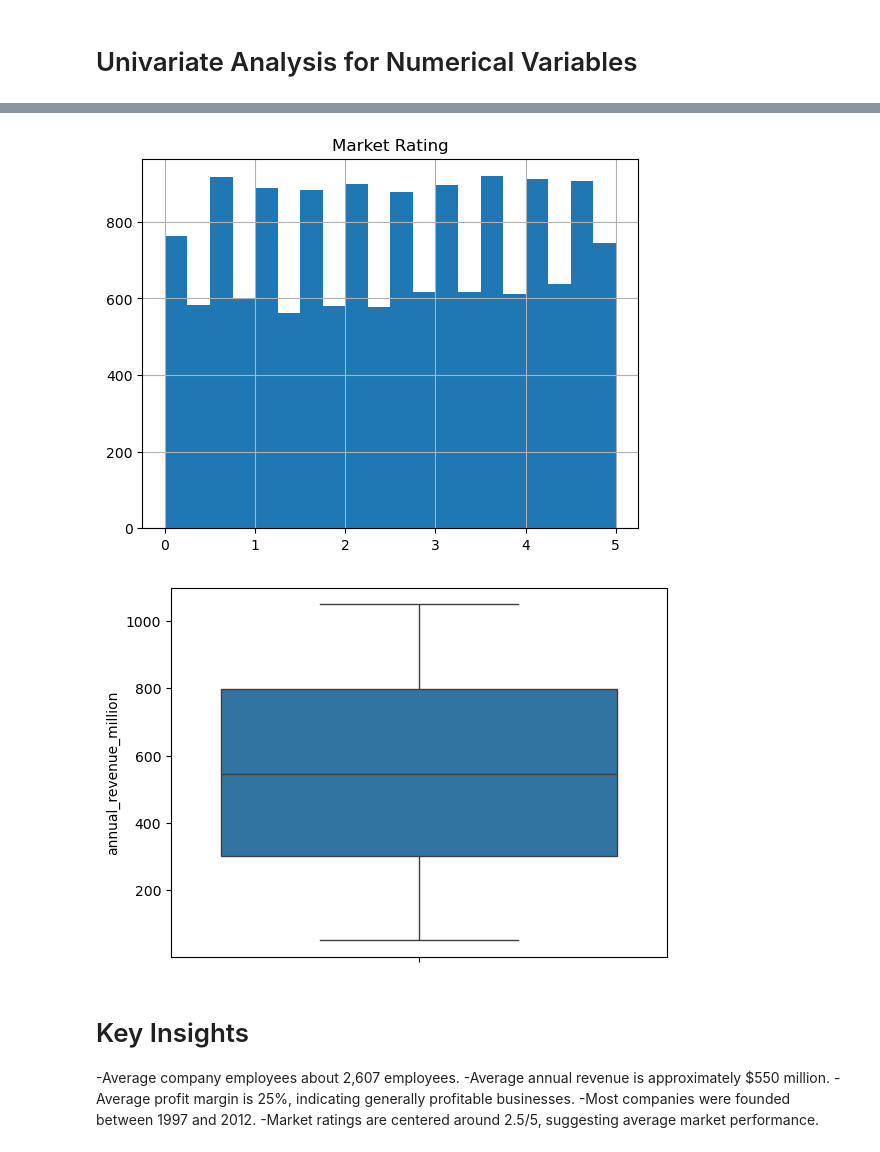
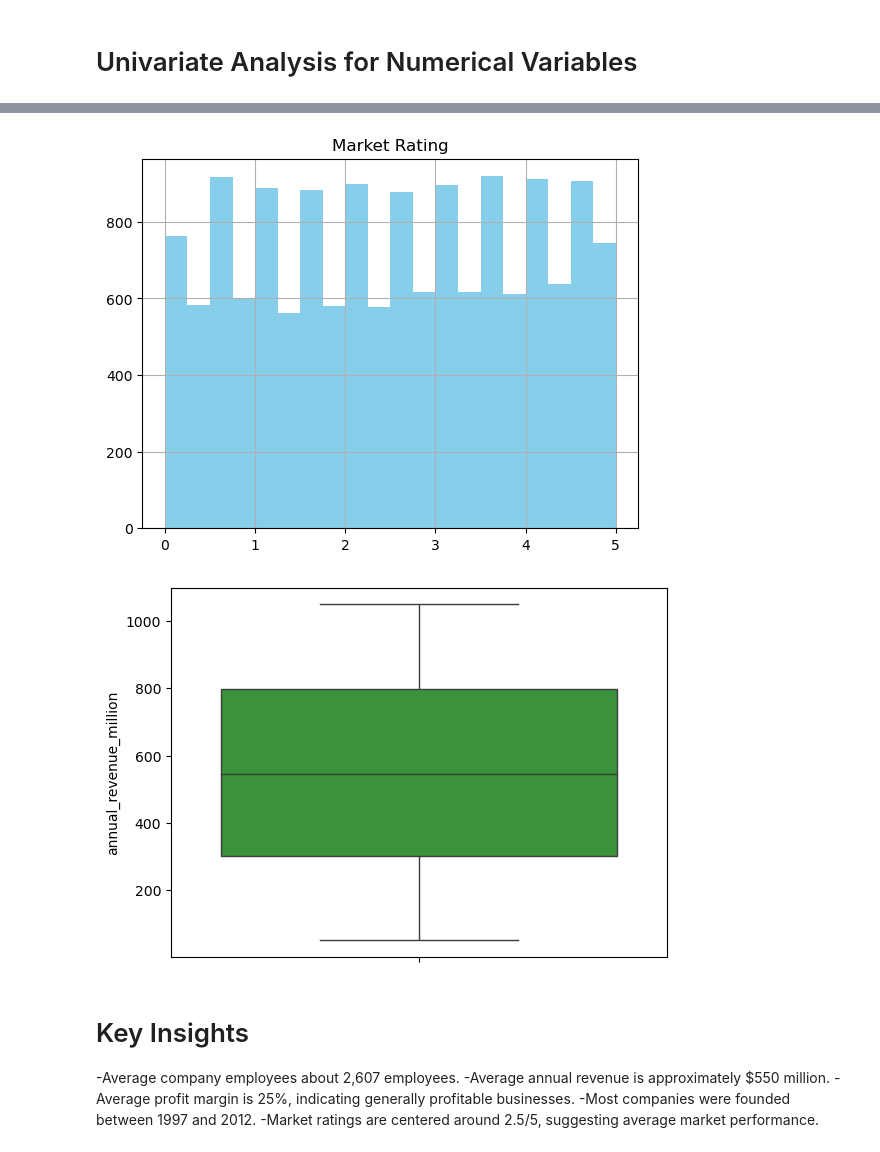
Before and after one commit to Nupurkpatel63/Industry_EDA_Analysis, a Jupyter notebook: Industry_EDA_Analysis.ipynb, the cells around one changed output, grey strips where cells are left out. Cells and saved outputs as stored; diff of their text form; code cells hidden in the pictures.

```diff
--- a/Industry_EDA_Analysis.ipynb
+++ b/Industry_EDA_Analysis.ipynb
@@ -115,16 +115,16 @@ plt.show()
 # %%
-data['market_rating'].hist(bins=20)
+data['market_rating'].hist(bins=20,color='skyblue')
 plt.title("Market Rating")
 plt.show()
 # %% [output]
-[figure, old version]
+[figure, new version]
 # %%
 #boxplot - outliner detection
 
-sns.boxplot(y=data['annual_revenue_million'])
+sns.boxplot(y=data['annual_revenue_million'],color='#2CA02C')
 plt.show()
 # %% [output]
-[figure, old version]
+[figure, new version]
 # %% [markdown]
 # Key Insights
 -Average company employees about 2,607 employees.
```
Also changed, not shown: parts of 6 cells of this notebook.
